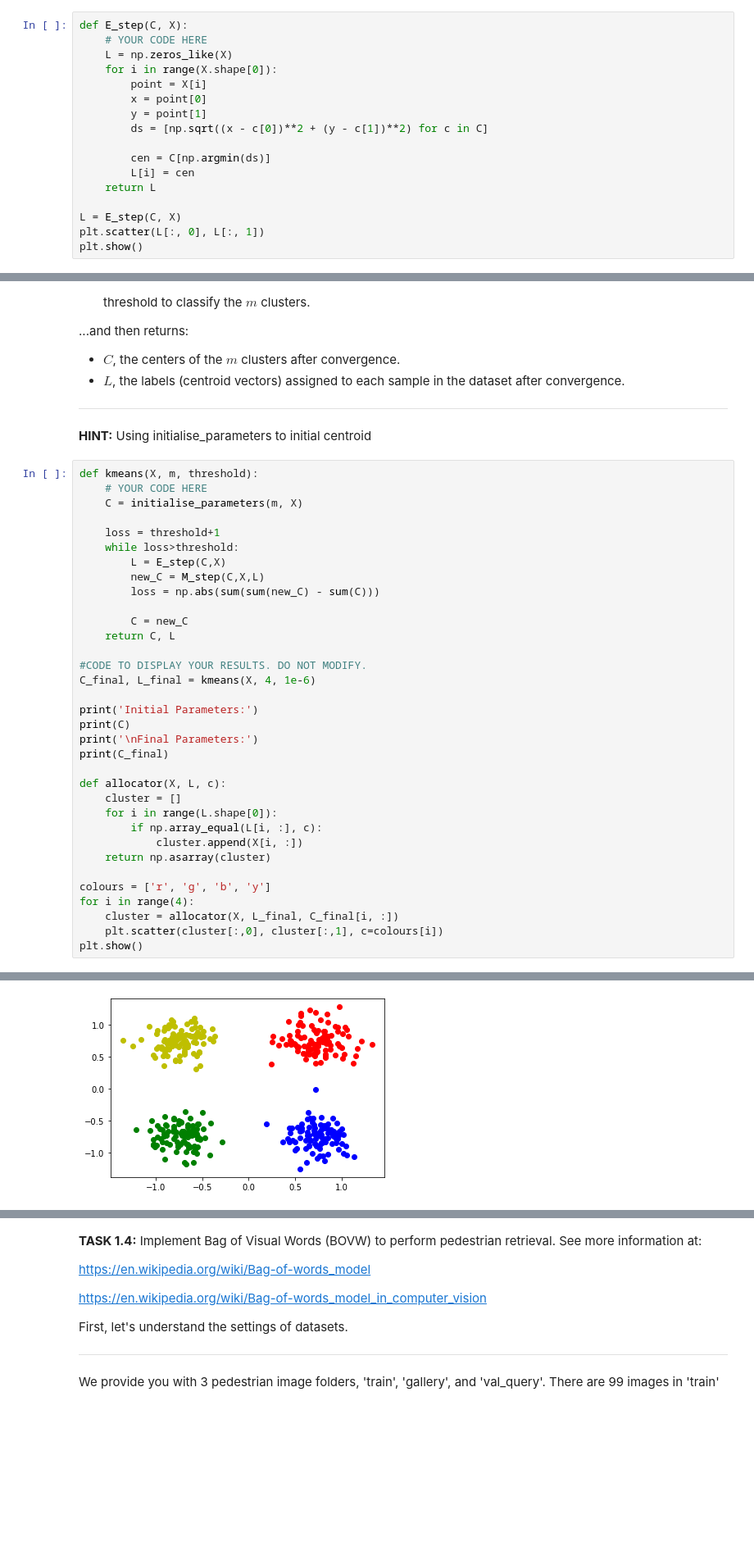
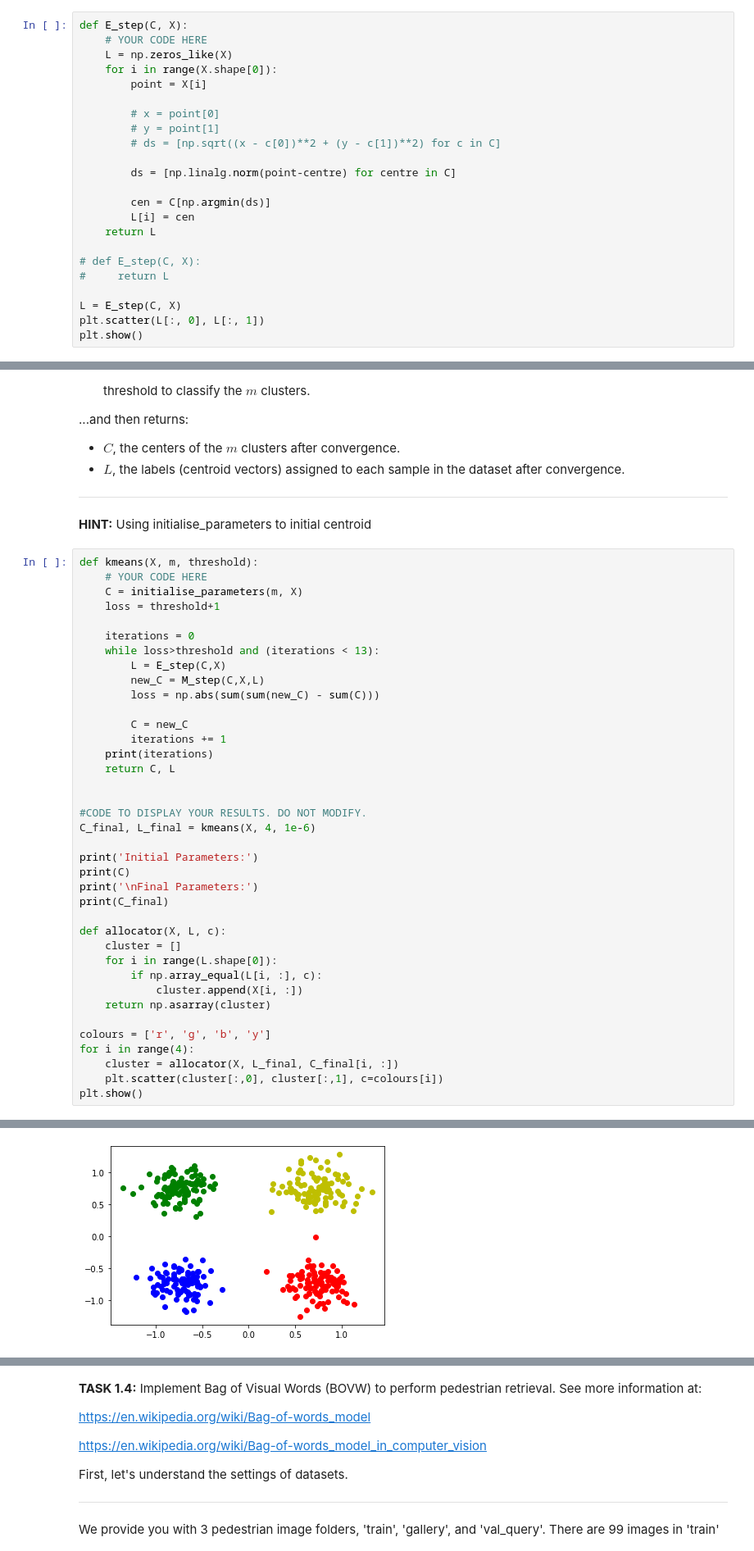
Before and after one commit to CailemCampbell-Lin/comp3670_A2_u6980801, a Jupyter notebook: A2_programming/A2_programming.ipynb, the cells around one changed output, grey strips where cells are left out. Shown: that part at 82% size. Drawn from its saved outputs; the diff is of its cells as text; blank space fills up the shorter version.

```diff
--- a/A2_programming/A2_programming.ipynb
+++ b/A2_programming/A2_programming.ipynb
@@ -98,14 +116,20 @@ def E_step(C, X):
     L = np.zeros_like(X)
     for i in range(X.shape[0]):
         point = X[i]
-        x = point[0]
-        y = point[1]
-        ds = [np.sqrt((x - c[0])**2 + (y - c[1])**2) for c in C]
+
+        # x = point[0]
+        # y = point[1]
+        # ds = [np.sqrt((x - c[0])**2 + (y - c[1])**2) for c in C]
+
+        ds = [np.linalg.norm(point-centre) for centre in C]
 
         cen = C[np.argmin(ds)]
         L[i] = cen
     return L
 
+# def E_step(C, X):
+#     return L
+
 L = E_step(C, X)
 plt.scatter(L[:, 0], L[:, 1])
 plt.show()
@@ -171,15 +195,19 @@ After:
 def kmeans(X, m, threshold):
     # YOUR CODE HERE
     C = initialise_parameters(m, X)
+    loss = threshold+1
 
-    loss = threshold+1
-    while loss>threshold:
+    iterations = 0
+    while loss>threshold and (iterations < 13):
         L = E_step(C,X)
         new_C = M_step(C,X,L)
         loss = np.abs(sum(sum(new_C) - sum(C)))
 
         C = new_C
+        iterations += 1
+    print(iterations)
     return C, L
+
 
 #CODE TO DISPLAY YOUR RESULTS. DO NOT MODIFY.
 C_final, L_final = kmeans(X, 4, 1e-6)
@@ -216,4 +245,4 @@ Final Parameters:
-[figure, old version]
+[figure, new version]
 # %% [markdown]
 Your answer should like this, maybe with different colors:
 ![image](./cluster.png)
```
Also changed, not shown: parts of 12 cells of this notebook.
